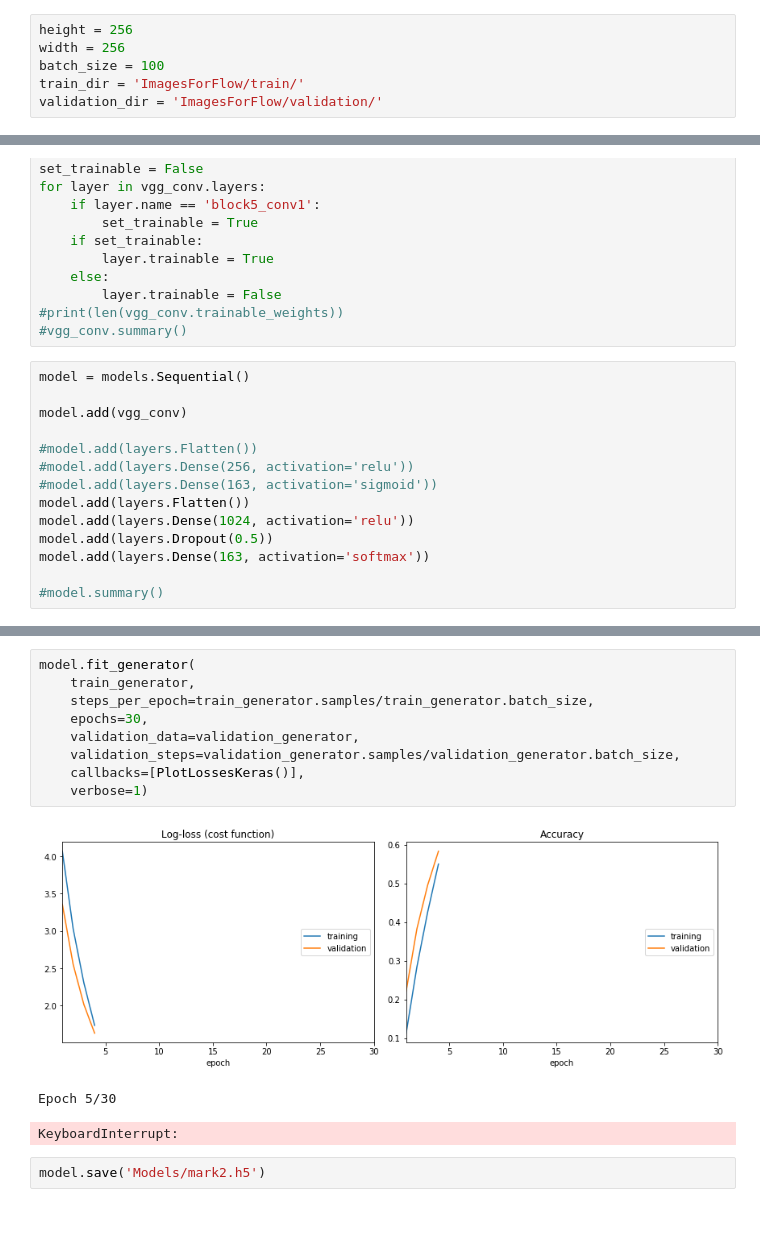
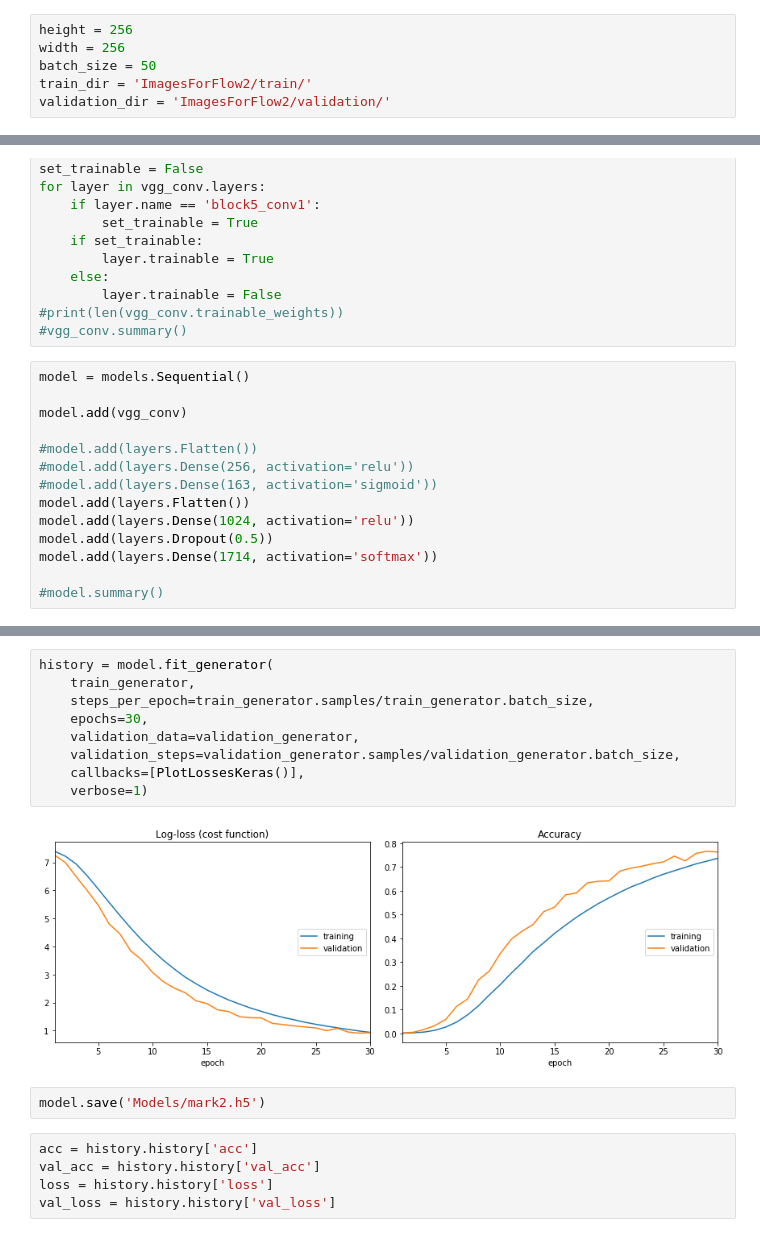
Before and after one commit to f-maldo/title-project, a Jupyter notebook: Training CompCars.ipynb, the cells around one changed output, grey strips where cells are left out. Saved outputs shown, nothing was run; the diff lists cells and outputs as text.

Commit message:
Generating new image dataset with different values

```diff
--- a/Training CompCars.ipynb
+++ b/Training CompCars.ipynb
@@ -10,9 +10,9 @@ Using TensorFlow backend.
 # %%
 height = 256
 width = 256
-batch_size = 100
-train_dir = 'ImagesForFlow/train/'
-validation_dir = 'ImagesForFlow/validation/'
+batch_size = 50
+train_dir = 'ImagesForFlow2/train/'
+validation_dir = 'ImagesForFlow2/validation/'
 # %%
 vgg_conv = VGG16(weights='imagenet', include_top=False, input_shape=(height, width, 3))
 vgg_conv.trainable = True
@@ -38,7 +38,7 @@ model.add(vgg_conv)
 model.add(layers.Flatten())
 model.add(layers.Dense(1024, activation='relu'))
 model.add(layers.Dropout(0.5))
-model.add(layers.Dense(163, activation='softmax'))
+model.add(layers.Dense(1714, activation='softmax'))
 
 #model.summary()
 # %%
@@ -73,15 +73,18 @@ Found 27340 images belonging to 163 classes.
 # %%
-model.fit_generator(
+history = model.fit_generator(
     train_generator,
     steps_per_epoch=train_generator.samples/train_generator.batch_size,
     epochs=30,
     validation_data=validation_generator,
     validation_steps=validation_generator.samples/validation_generator.batch_size,
     callbacks=[PlotLossesKeras()],
     verbose=1)
 # %% [output]
-[figure, old version]
+[figure, new version]
-Epoch 5/30
-KeyboardInterrupt:
 # %%
 model.save('Models/mark2.h5')
+# %%
+acc = history.history['acc']
+val_acc = history.history['val_acc']
+loss = history.history['loss']
+val_loss = history.history['val_loss']
```
Also changed, not shown: parts of 4 cells of this notebook, 4 other files.
